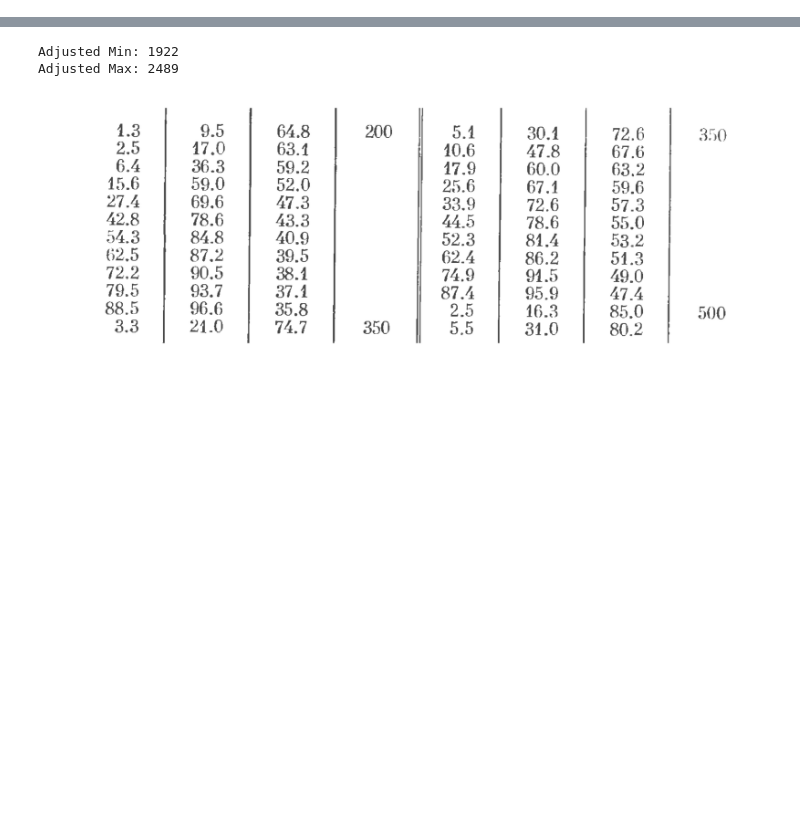
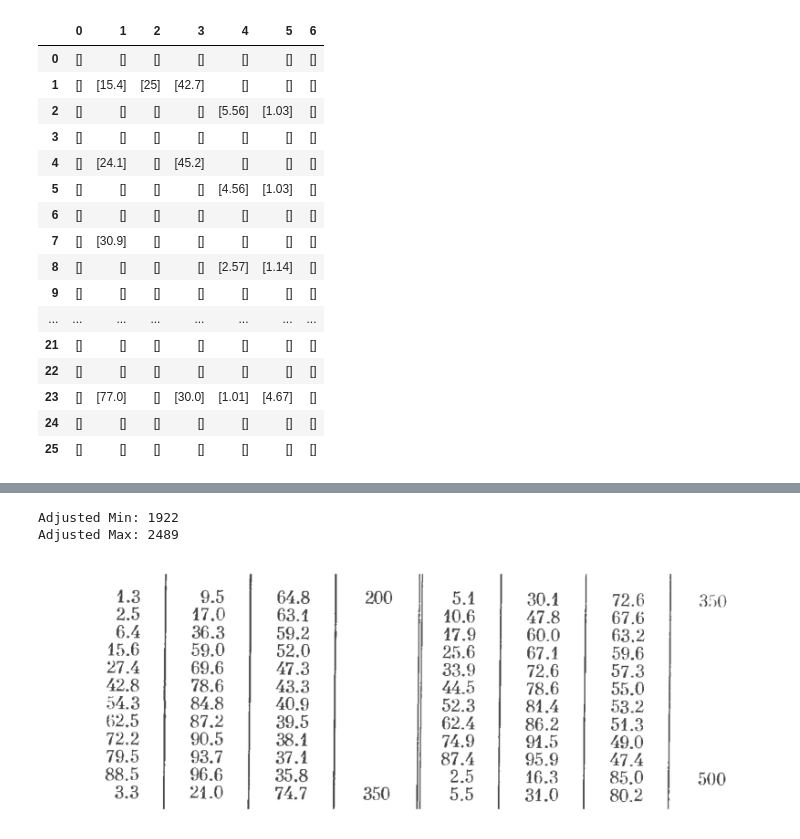
Before and after one commit to kdavjd/liquid_vapor_database, a Jupyter notebook: docs/extract_tables.ipynb, the cells around one changed output, grey strips where cells are left out. Cells and saved outputs as stored; diff of their text form; code cells hidden in the pictures; blank space fills up the shorter version.

Commit message:
Сопоставил 2 df от easyocr и pytesseract

```diff
--- a/docs/extract_tables.ipynb
+++ b/docs/extract_tables.ipynb
@@ -42,0 +109,33 @@ plt.imshow(img)
+# %%
+result = reader.readtext(cropped_tables.value[1], allowlist='0123456789.-*')
+easyocr_df = pd.DataFrame(result, columns=['bbox','text','conf'])
+page = PageData(easyocr_df)
+df = page.df.drop(['region','prev_region','next_region','table_number'], axis=1)
+# Function to process each column
+def process_column(column):
+    # Extract the first element from each list, or None if the list is empty
+    processed_column = [item[0] if isinstance(item, list) and len(item) > 0 else None for item in column]
+    # Remove None values
+    return [item for item in processed_column if item is not None]
+
+# Process each column and rebuild the DataFrame
+processed_data = {col: process_column(df[col]) for col in df.columns}
+processed_df = pd.DataFrame(dict([(k, pd.Series(v)) for k,v in processed_data.items()])).dropna(axis=1, how='all')
+
+def convert_to_float(value):
+    try:
+        # Пытаемся сначала конвертировать напрямую
+        return float(value)
+    except ValueError:
+        # Если не удаётся, удаляем символы из черного списка и пытаемся снова
+        for char in ['*', '%']:
+            value = value.replace(char, '')
+        try:
+            return float(value)
+        except ValueError:
+            # Если конвертация снова не удаётся, возвращаем исходное значение
+            return value
+
+# Применяем функцию ко всем элементам DataFrame
+processed_df = processed_df.apply(lambda col: col.map(convert_to_float))
+processed_df
@@ -42,0 +151,20 @@ plt.imshow(img)
+# %%
+df
+# %% [output]
+|  | 0 | 1 | 2 | 3 | 4 | 5 | 6 |
+| 0 | [] | [] | [] | [] | [] | [] | [] |
+| 1 | [] | [15.4] | [25] | [42.7] | [] | [] | [] |
+| 2 | [] | [] | [] | [] | [5.56] | [1.03] | [] |
+| 3 | [] | [] | [] | [] | [] | [] | [] |
+| 4 | [] | [24.1] | [] | [45.2] | [] | [] | [] |
+| 5 | [] | [] | [] | [] | [4.56] | [1.03] | [] |
+| 6 | [] | [] | [] | [] | [] | [] | [] |
+| 7 | [] | [30.9] | [] | [] | [] | [] | [] |
+| 8 | [] | [] | [] | [] | [2.57] | [1.14] | [] |
+| 9 | [] | [] | [] | [] | [] | [] | [] |
+| ... | ... | ... | ... | ... | ... | ... | ... |
+| 21 | [] | [] | [] | [] | [] | [] | [] |
+| 22 | [] | [] | [] | [] | [] | [] | [] |
+| 23 | [] | [77.0] | [] | [30.0] | [1.01] | [4.67] | [] |
+| 24 | [] | [] | [] | [] | [] | [] | [] |
+| 25 | [] | [] | [] | [] | [] | [] | [] |
```
Also changed, not shown: parts of 12 cells of this notebook, 23 other files.
